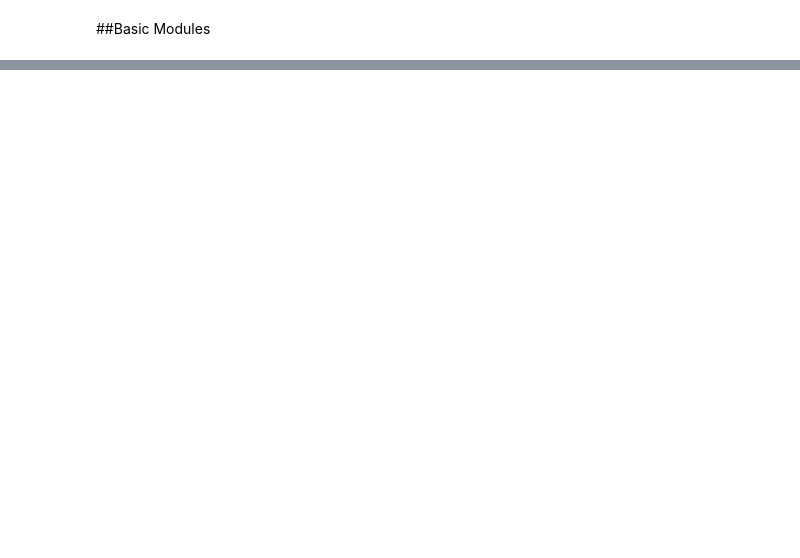
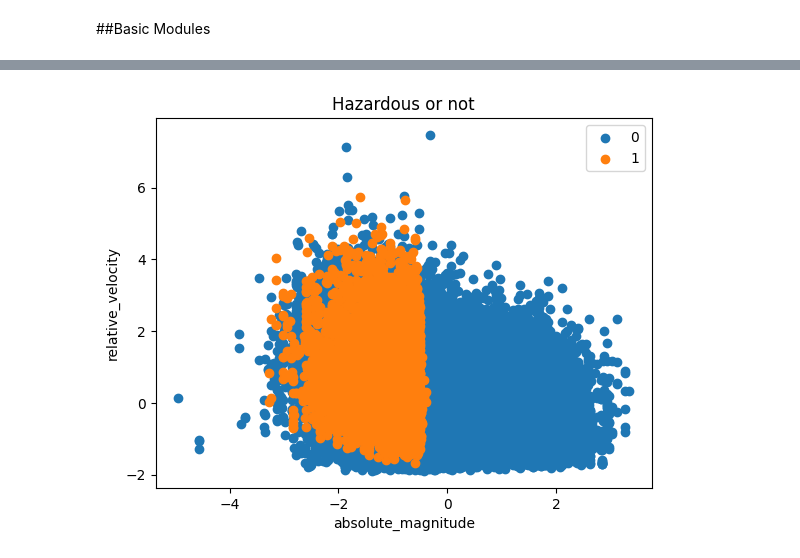
Before and after one commit to munawarali93/NASA---Near-Earth-Objects, a Jupyter notebook: NASA_near_earth_objects.ipynb, the cells around one changed output, grey strips where cells are left out. Cells and saved outputs as stored; diff of their text form; code cells hidden in the pictures; blank space fills up the shorter version.

```diff
--- a/NASA_near_earth_objects.ipynb
+++ b/NASA_near_earth_objects.ipynb
@@ -45,0 +77,3 @@ print(nasa.shape)
+# %%
+nasa['hazardous'] = nasa['hazardous'].replace({True: 1, False: 0})
+nasa.head()
@@ -45,0 +87,4 @@ print(nasa.shape)
+# %%
+y = nasa['hazardous'].copy()
+X = nasa.drop('hazardous', axis=1).copy()
+y.shape
@@ -45,0 +93,4 @@ print(nasa.shape)
+# %%
+scaler = StandardScaler()
+X = pd.DataFrame(scaler.fit_transform(X), columns=X.columns)
+X.head()
@@ -45,0 +175,3 @@ print(nasa.shape)
+# %%
+X['hazardous'] = y
+X.head()
@@ -45,0 +185,13 @@ print(nasa.shape)
+# %%
+labels = X['hazardous'].unique()
+for i in labels:
+  subset = X[X['hazardous'] == i]
+  plt.scatter(subset['absolute_magnitude'], subset['relative_velocity'], label=i)
+
+plt.xlabel('absolute_magnitude')
+plt.ylabel('relative_velocity')
+plt.title('Hazardous or not')
+plt.legend()
+plt.show()
+# %% [output]
+[figure, added]
```
Also changed, not shown: parts of 19 cells of this notebook.
